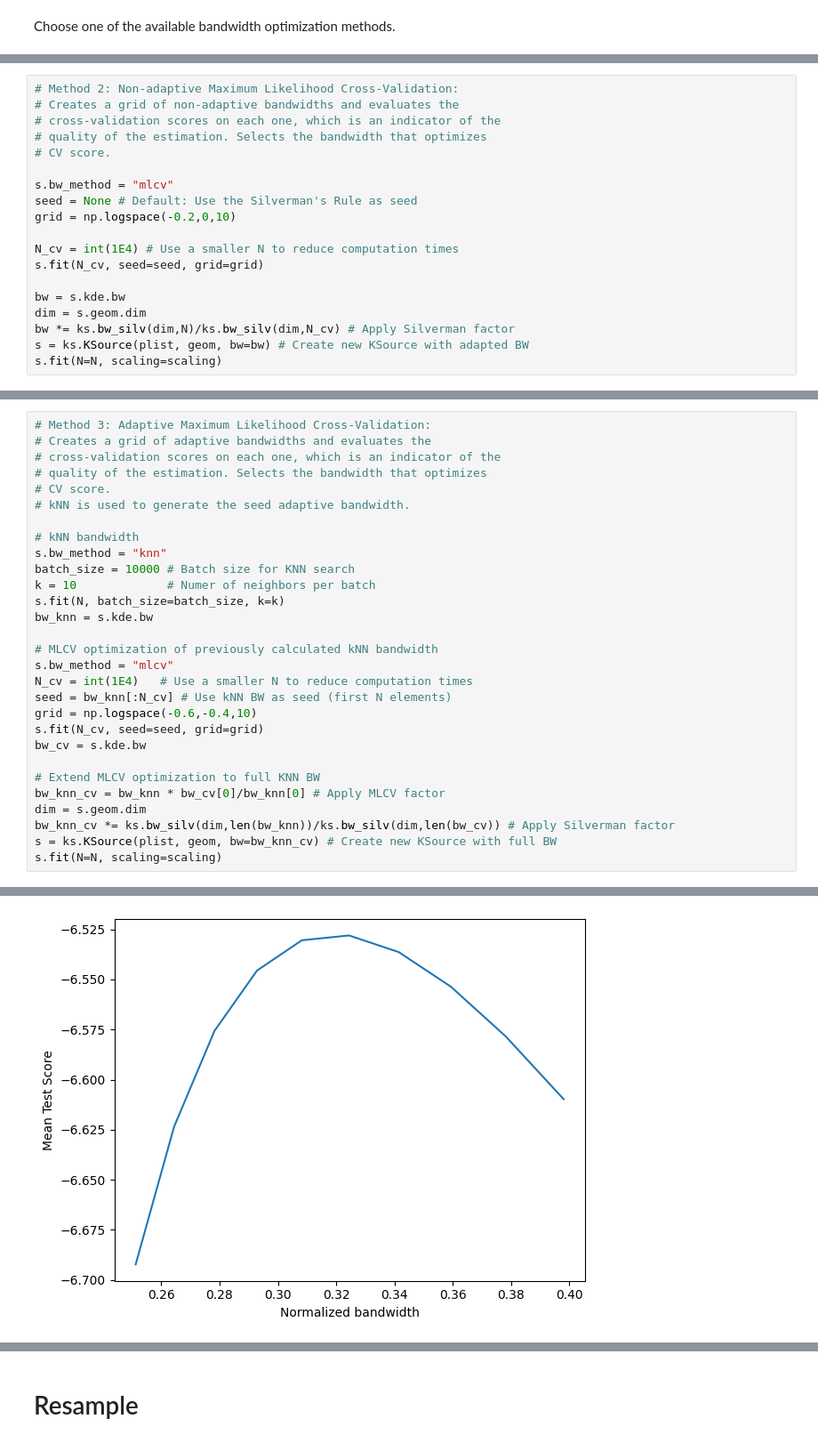
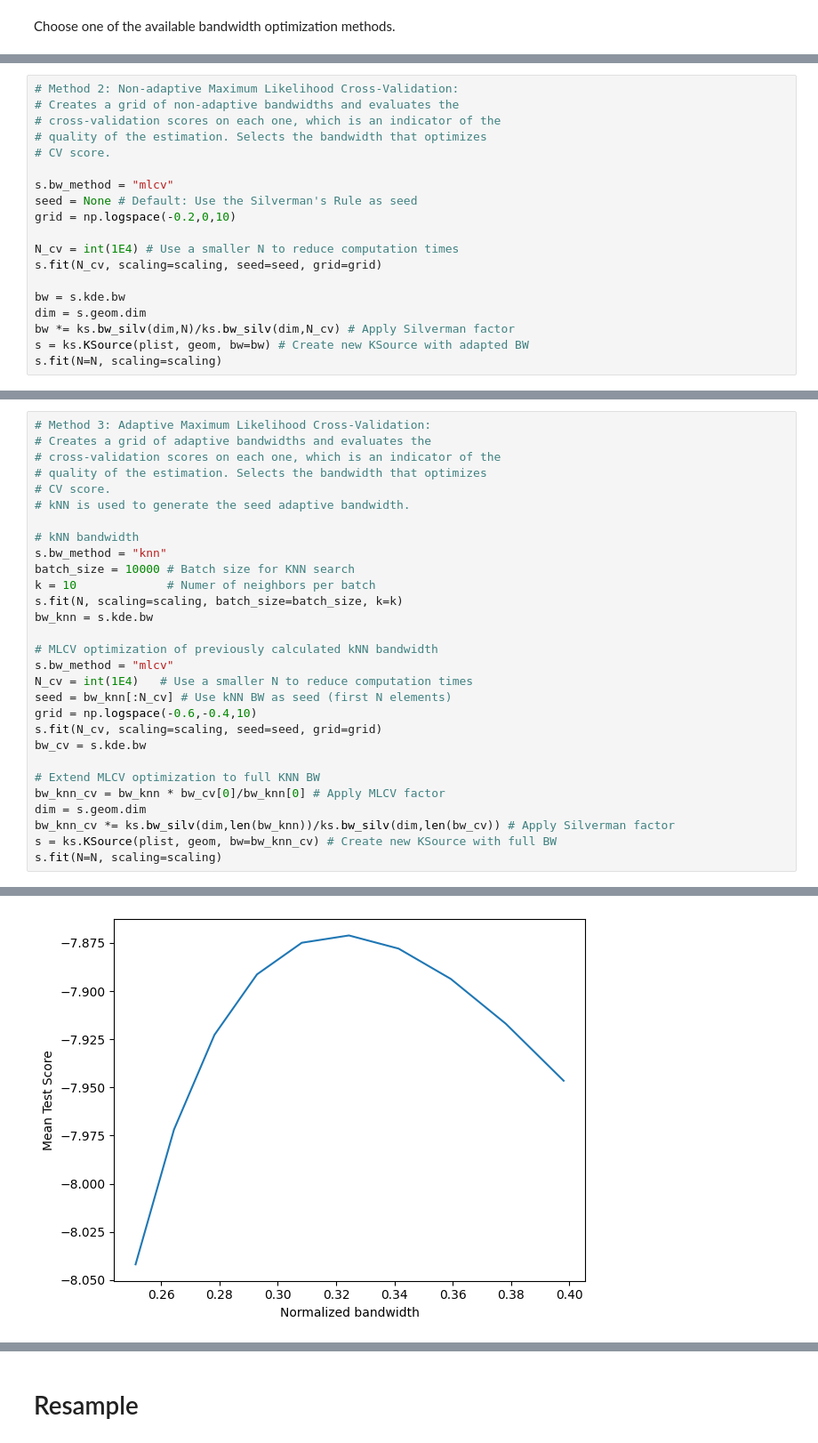
Before and after one commit to KDSource/KDSource, a Jupyter notebook: examples/Verification.ipynb, the cells around one changed output, grey strips where cells are left out. Shown at 89% size. Drawn from its saved outputs; the diff is of its cells as text.

```diff
--- a/examples/Verification.ipynb
+++ b/examples/Verification.ipynb
@@ -193,7 +188,7 @@ seed = None # Default: Use the Silverman's Rule as seed
 grid = np.logspace(-0.2,0,10)
 
 N_cv = int(1E4) # Use a smaller N to reduce computation times
-s.fit(N_cv, seed=seed, grid=grid)
+s.fit(N_cv, scaling=scaling, seed=seed, grid=grid)
 
 bw = s.kde.bw
 dim = s.geom.dim
@@ -223,7 +207,7 @@ Using 100000 particles for fit.
 s.bw_method = "knn"
 batch_size = 10000 # Batch size for KNN search
 k = 10             # Numer of neighbors per batch
-s.fit(N, batch_size=batch_size, k=k)
+s.fit(N, scaling=scaling, batch_size=batch_size, k=k)
 bw_knn = s.kde.bw
 
 # MLCV optimization of previously calculated kNN bandwidth
@@ -231,7 +215,7 @@ s.bw_method = "mlcv"
 N_cv = int(1E4)   # Use a smaller N to reduce computation times
 seed = bw_knn[:N_cv] # Use kNN BW as seed (first N elements)
 grid = np.logspace(-0.6,-0.4,10)
-s.fit(N_cv, seed=seed, grid=grid)
+s.fit(N_cv, scaling=scaling, seed=seed, grid=grid)
 bw_cv = s.kde.bw
 
 # Extend MLCV optimization to full KNN BW
@@ -266,2 +250,2 @@ Calculating bw ...
-[figure, old version]
+[figure, new version]
 Done
```
Also changed, not shown: parts of 13 cells of this notebook, 7 other files.
